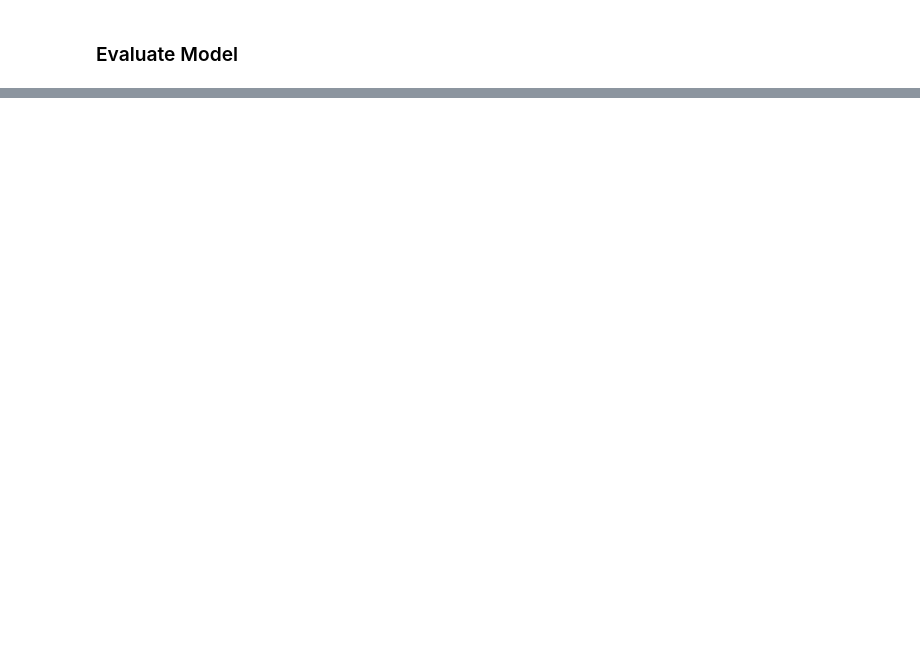
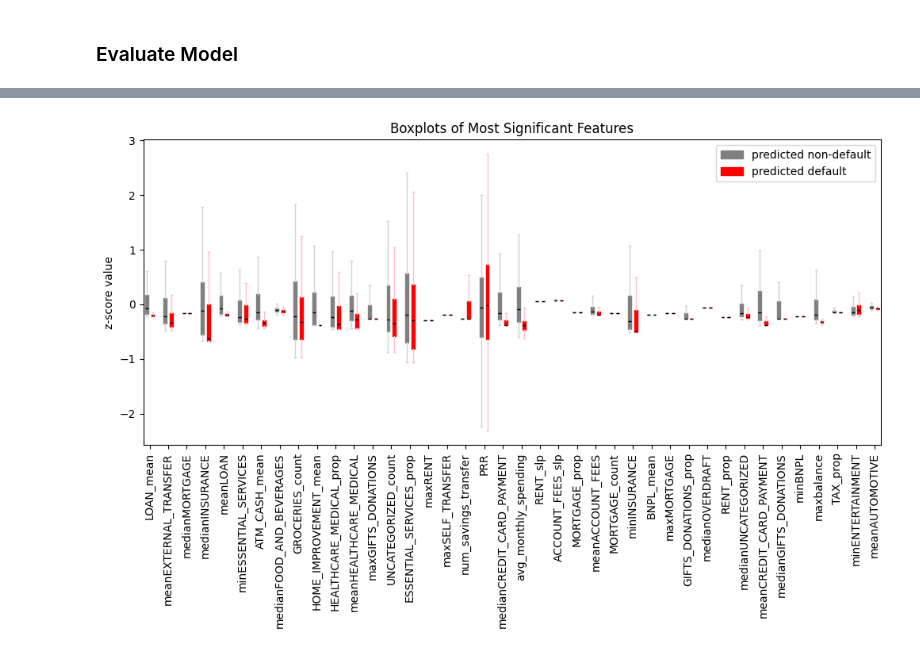
Before and after one commit to JiaDarren/DSC_180A, a Jupyter notebook: notebooks/model_testing.ipynb, the cells around one changed output, grey strips where cells are left out. Cells and saved outputs as stored; diff of their text form; code cells hidden in the pictures; blank space fills up the shorter version.

```diff
--- a/notebooks/model_testing.ipynb
+++ b/notebooks/model_testing.ipynb
@@ -349,0 +362,14 @@ ROC-AUC Score:  0.73881
+# %%
+X_valid_df = pd.DataFrame(
+    # np.array([stats.zscore(col) for col in X_valid])
+    np.array([stats.zscore(col) for col in X_valid.T]).T
+    # X_valid
+)
+X_valid_df.rename(
+    dict(zip(np.arange(X.shape[1]), feature_matrix.iloc[:,1:].columns)),
+    axis=1,
+    inplace=True
+)
+X_valid_df['pred_y'] = valid_pred.astype(float)
+X_valid_df['y'] = y_valid
+X_valid_df.head()
@@ -349,0 +384,39 @@ ROC-AUC Score:  0.73881
+# %%
+valid_pred_0 = X_valid_df[X_valid_df['pred_y'] == 0].iloc(axis=1)[:-2]
+valid_pred_1 = X_valid_df[X_valid_df['pred_y'] == 1].iloc(axis=1)[:-2]
+# %%
+nfeatures = valid_pred_0.shape[1]
+step_size = 3
+
+fig, ax = plt.subplots(figsize=(12, 5))
+
+bp0 = ax.boxplot(
+    valid_pred_0,
+    positions=np.arange(0,nfeatures*step_size,step_size),
+    patch_artist=True,
+    boxprops=dict(facecolor='gray', color='gray'),
+    medianprops=dict(color='black'),
+    whiskerprops=dict(color='lightgray'),
+    capprops=dict(color='lightgray'),
+    showfliers=False
+)
+
+bp1 = ax.boxplot(
+    valid_pred_1,
+    positions=np.arange(1,nfeatures*step_size,step_size),
+    patch_artist=True,
+    boxprops=dict(facecolor='red', color='red'),
+    medianprops=dict(color='black'),
+    whiskerprops=dict(color='pink'),
+    capprops=dict(color='pink'),
+    showfliers=False
+)
+
+ax.set_title("Boxplots of Most Significant Features")
+ax.legend([bp0["boxes"][0], bp1["boxes"][0]], ['predicted non-default', 'predicted default'], loc='upper right')
+ax.set_ylabel('z-score value')
+# ax.set_ylim(-0.4, 0.3)
+ax.set_xticks(np.arange(0.5, nfeatures*step_size,step_size))
+ax.set_xticklabels(valid_pred_0.columns, rotation=90);
+# %% [output]
+[figure, added]
```
Also changed, not shown: parts of 15 cells of this notebook, 10 other files.
